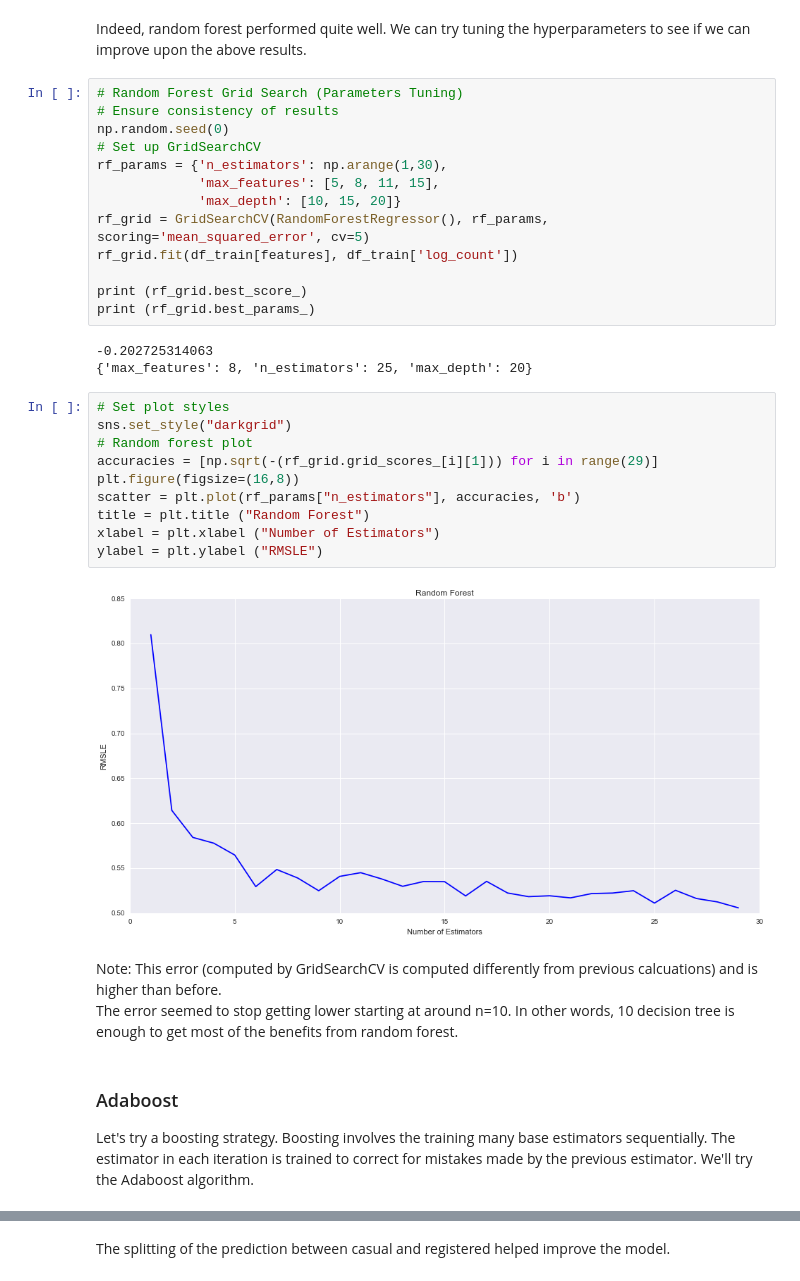
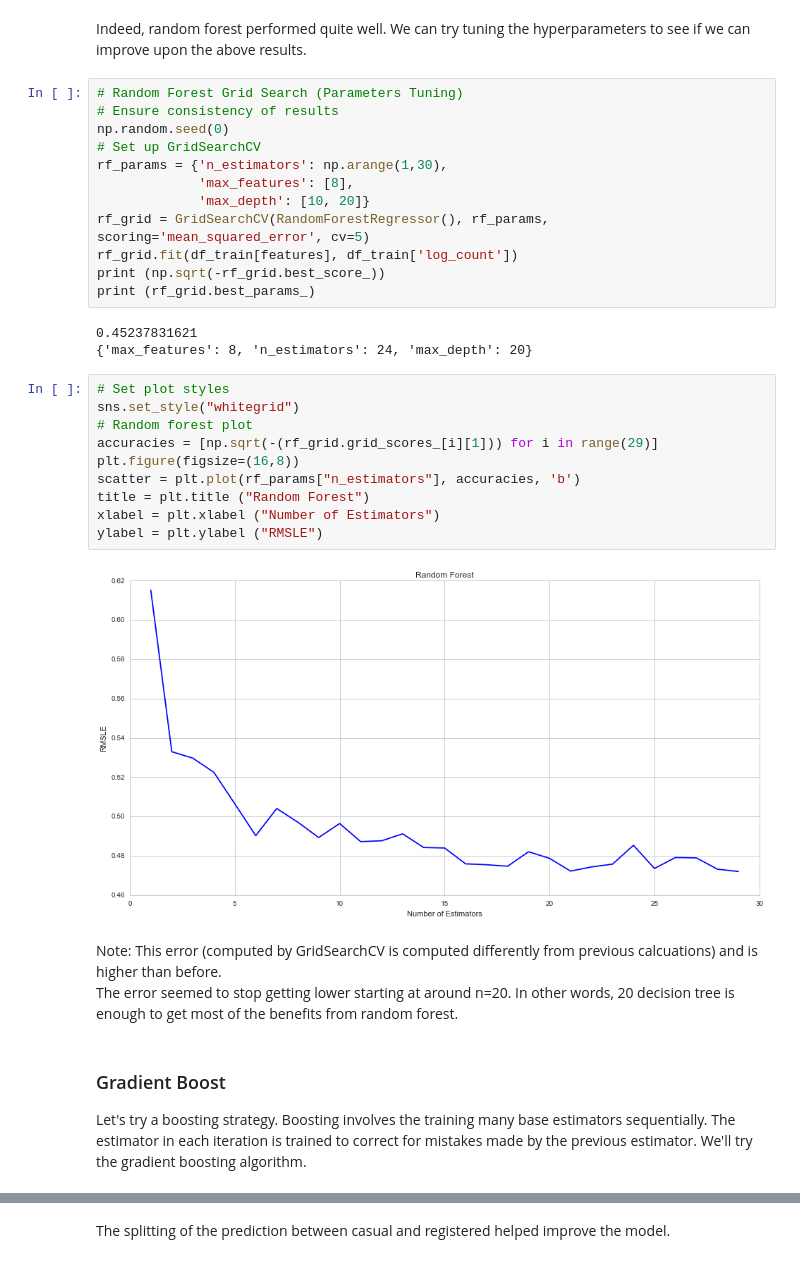
Before and after one commit to KonniamChan/ML_Projects_W207, a Jupyter notebook: project_bikesharing.ipynb, the cells around one changed output, grey strips where cells are left out. Drawn from its saved outputs; the diff is of its cells as text.

```diff
--- a/project_bikesharing.ipynb
+++ b/project_bikesharing.ipynb
@@ -318,32 +334,31 @@ Indeed, random forest performed quite well. We can try tuning the hyperparameter
 np.random.seed(0)
 # Set up GridSearchCV
 rf_params = {'n_estimators': np.arange(1,30),
-             'max_features': [5, 8, 11, 15],
-             'max_depth': [10, 15, 20]}
+             'max_features': [8],
+             'max_depth': [10, 20]}
 rf_grid = GridSearchCV(RandomForestRegressor(), rf_params, scoring='mean_squared_error', cv=5)
 rf_grid.fit(df_train[features], df_train['log_count'])
-
-print (rf_grid.best_score_)
+print (np.sqrt(-rf_grid.best_score_))
 print (rf_grid.best_params_)
 # %% [output]
--0.202725314063
-{'max_features': 8, 'n_estimators': 25, 'max_depth': 20}
+0.45237831621
+{'max_features': 8, 'n_estimators': 24, 'max_depth': 20}
 # %%
 # Set plot styles
-sns.set_style("darkgrid")
+sns.set_style("whitegrid")
 # Random forest plot
 accuracies = [np.sqrt(-(rf_grid.grid_scores_[i][1])) for i in range(29)]
 plt.figure(figsize=(16,8))
 scatter = plt.plot(rf_params["n_estimators"], accuracies, 'b')
 title = plt.title ("Random Forest")
 xlabel = plt.xlabel ("Number of Estimators")
 ylabel = plt.ylabel ("RMSLE")
 # %% [output]
-[figure, old version]
+[figure, new version]
 # %% [markdown]
 Note: This error (computed by GridSearchCV is computed differently from previous calcuations) and is higher than before.
-The error seemed to stop getting lower starting at around n=10. In other words, 10 decision tree is enough to get most of the benefits from random forest.
+The error seemed to stop getting lower starting at around n=20. In other words, 20 decision tree is enough to get most of the benefits from random forest.
 # %% [markdown]
-### Adaboost
-Let's try a boosting strategy. Boosting involves the training many base estimators sequentially. The estimator in each iteration is trained to correct for mistakes made by the previous estimator. We'll try the Adaboost algorithm.
+### Gradient Boost
+Let's try a boosting strategy. Boosting involves the training many base estimators sequentially. The estimator in each iteration is trained to correct for mistakes made by the previous estimator. We'll try the gradient boosting algorithm.
 # %%
```
Also changed, not shown: parts of 44 cells of this notebook.
